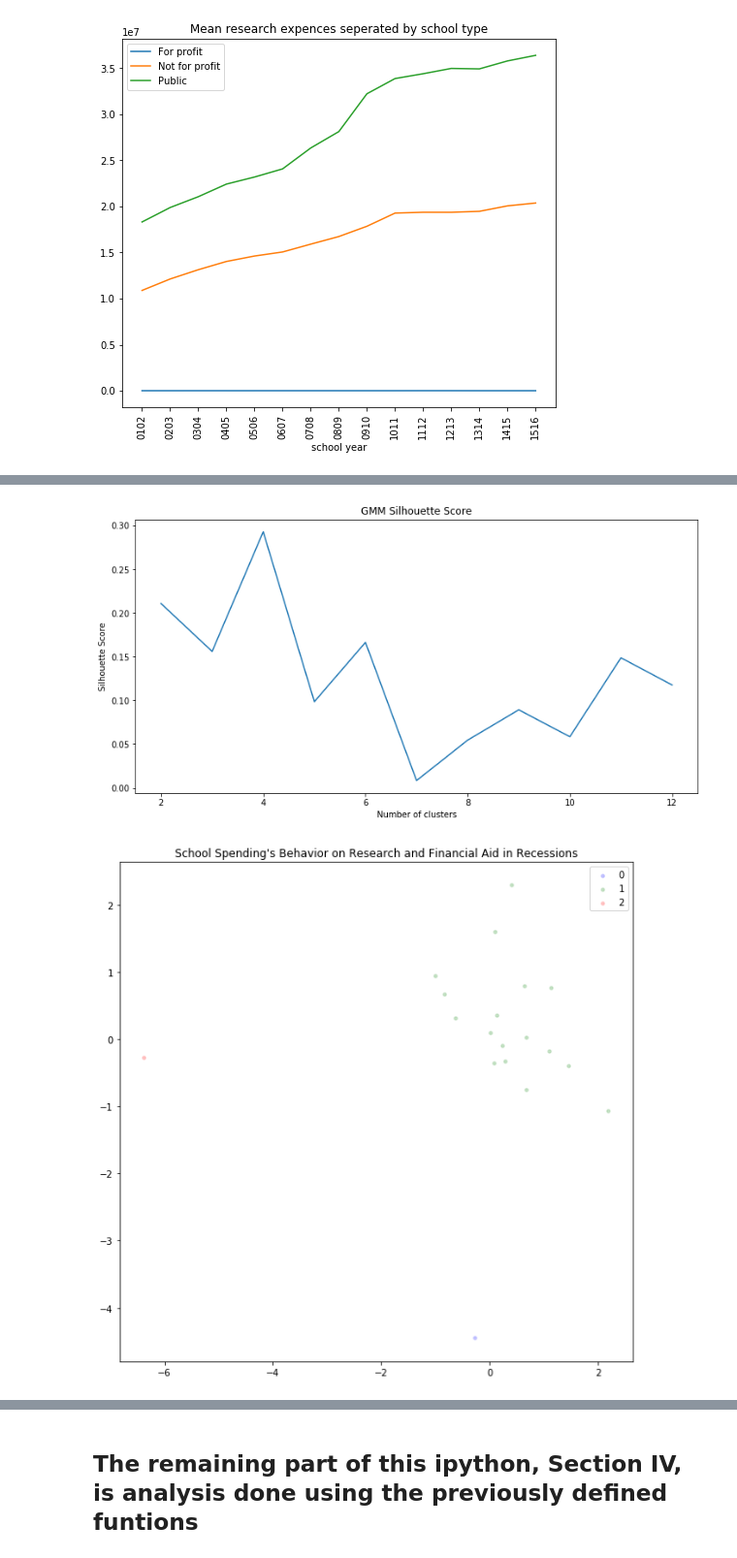
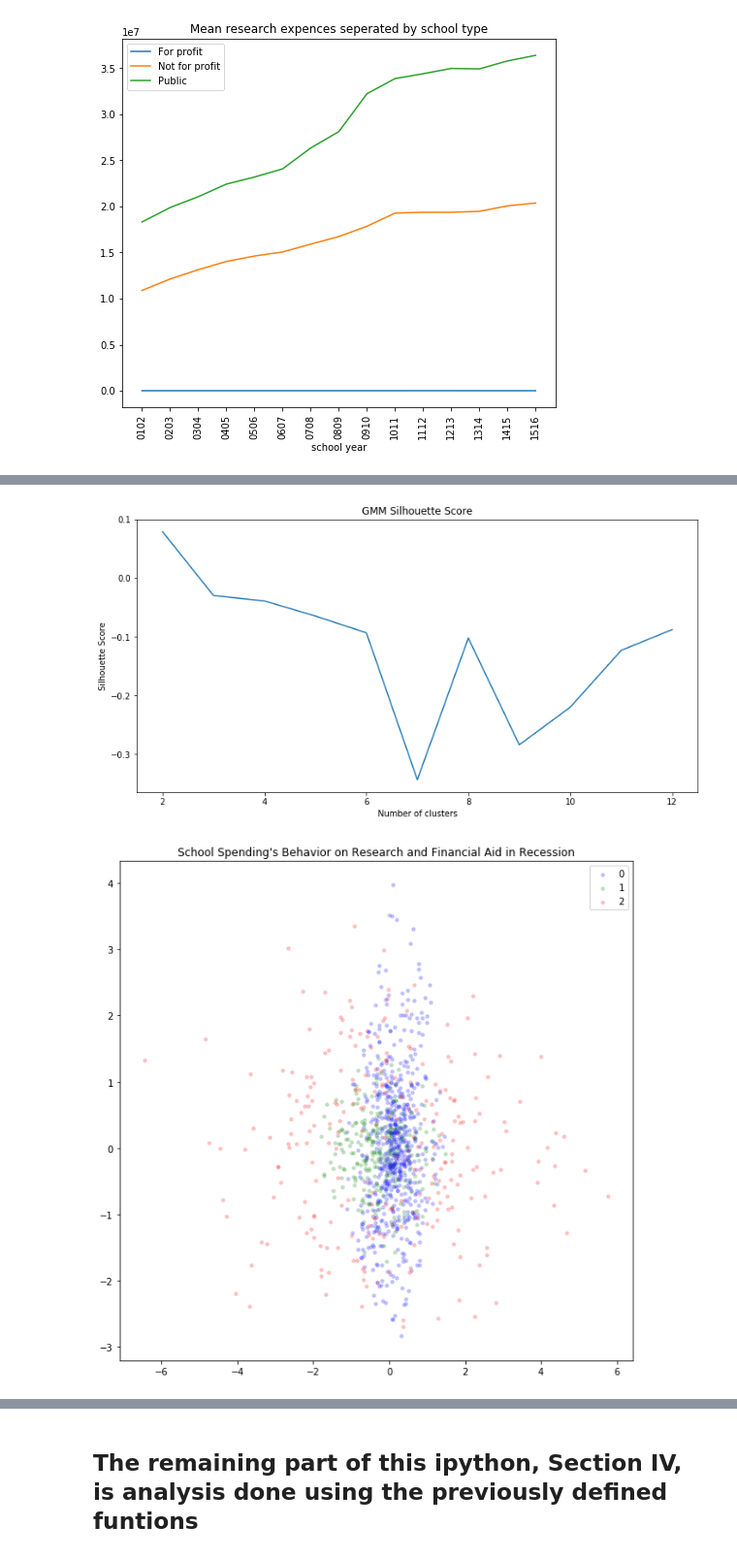
Before and after one commit to cyu1221/CS506, a Jupyter notebook: clustering/clustering.ipynb, the cells around one changed output, grey strips where cells are left out. Shown at 97% size. Cells and saved outputs as stored; diff of their text form; code cells hidden in the pictures.

Commit message:
finsihed graphing and clustring of school spendings on research and financial aid

```diff
--- a/clustering/clustering.ipynb
+++ b/clustering/clustering.ipynb
@@ -327,17 +327,29 @@ plotAgregates(df_tot_spend_research, ["RESEARCH"], ["For profit","Not for profit
 # %% [output]
 [figure]
 # %%
-df_extracted = extractRelevantData(df_percent_change_all_years, ["RESEARCH", "IGRNT_T"], ["0203", "0304","0809","0910"])
+df_extracted = extractRelevantData(df_percent_change_all_years, ["RESEARCH", "IGRNT_T"], ["0203","0809"])
 
-df_extracted = df_extracted.loc[((df["0203_RESEARCH"] > 90) | (df_extracted["0203_RESEARCH"] > -90)) & ((df_extracted["0304_RESEARCH"] < 90) | (df_extracted["0304_RESEARCH"] > -90))]
-
-print(df_extracted)
+df_extracted = df_extracted.loc[((df_extracted["0203_RESEARCH"] < 90) &
+                                 (df_extracted["0203_RESEARCH"] > -90)&
+                                 (df_extracted["0809_RESEARCH"] < 90) &
+                                 (df_extracted["0809_RESEARCH"] > -90)&
+                                 (df_extracted["0203_IGRNT_T"] < 90)  &
+                                 (df_extracted["0203_IGRNT_T"] > -90) &
+                                 (df_extracted["0809_IGRNT_T"] < 90)  &
+                                 (df_extracted["0809_IGRNT_T"] > -90))]
 
 dataWithPCA2D(df_extracted)
+clusterData(df_extracted, 3, getScGraph = True)
+graphClusters(df_extracted, 3, "School Spending's Behavior on Research and Financial Aid in Recession", clusterCol="CLUSTER")
+results_clusters_percent_change = dataStatistics(df_extracted, "describe", clusterCol="CLUSTER")
 
-clusterData(df_extracted, 3, getScGraph = True)
+original = extractRelevantData(df, ["RESEARCH", "IGRNT_T"], ["0102","0203","0304","0405","0506","0607","0708","0809","0910","1011","1112","1213","1314","1415","1516"])
+cols = original.columns.tolist()
+df_clustering_on_original = pd.merge(original , df_extracted[['UNITID', 'CLUSTER']], left_on='UNITID', right_on='UNITID', how='inner')
 
-graphClusters(df_extracted, 3, "School Spending's Behavior on Research and Financial Aid in Recessions", clusterCol="CLUSTER")
+results_clusters_original_data = dataStatistics(df_clustering_on_original, "median", clusterCol="CLUSTER")
+results_clusters_original_data = results_clusters_original_data[cols[2:]]
+description_original_data = dataStatistics(df_clustering_on_original, "describe", clusterCol="CLUSTER")
 
-results_clusters = dataStatistics(df_extracted, "describe", clusterCol="CLUSTER")
+plotAgregates(results_clusters_original_data, ["RESEARCH", "IGRNT_T"], ["0: RESEARCH","1: RESEARCH", "2: RESEARCH", "0: IGRNT_T","1: IGRNT_T", "2: IGRNT_T"], title="Mean research expences and university grants clustered by similarity")
 # %% [output]
@@ -361,2 +356,2 @@ results_clusters = dataStatistics(df_extracted, "describe", clusterCol="CLUSTER"
-[figure, old version]
+[figure, new version]
-[figure, old version]
+[figure, new version]
```
Also changed, not shown: parts of 6 cells of this notebook.
